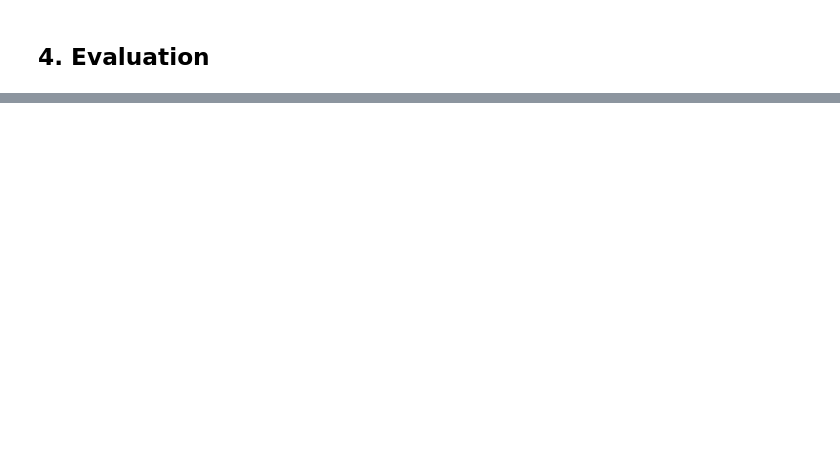
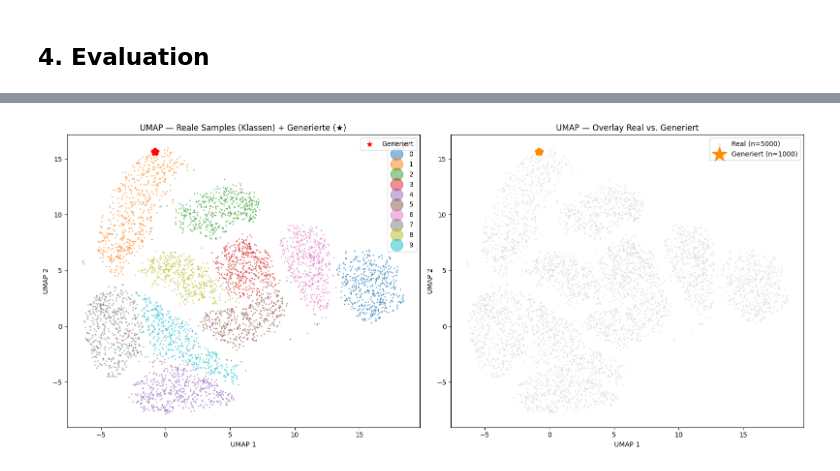
Before and after one commit to budermike/neural-ode-galaxy-gen, a Jupyter notebook: 01_foundations/neural-ode-mnist-gen.ipynb, the cells around one changed output, grey strips where cells are left out. Saved outputs shown, nothing was run; the diff lists cells and outputs as text; code cells hidden in the pictures; blank space fills up the shorter version.

```diff
--- a/01_foundations/neural-ode-mnist-gen.ipynb
+++ b/01_foundations/neural-ode-mnist-gen.ipynb
@@ -423,0 +433,54 @@ fig.tight_layout()
+# %%
+# ─── UMAP: Generierte Samples projizieren ────────────────────────────────────
+# Setzt voraus:
+#   - reducer  wurde bereits auf den Trainingsdaten gefittet (Section 1)
+#   - generated_images  kommt aus sample() (Section 4)
+#   - images, labels  kommen aus train_set (Section 1)
+
+# Wieviele reale Samples für den Overlay (muss ≤ len(train_set))
+n_real = 5000
+# %%
+# ── 1. Reale Samples vorbereiten (bereits gefittete Basis) ──────────────────
+X_real   = images[:n_real].reshape(n_real, -1).numpy().astype("float32")
+L_real   = labels[:n_real].numpy()
+
+# ── 2. Generierte Samples flach legen ────────────────────────────────────────
+# generated_images hat Shape (nb_samples, 1, 28, 28)
+X_gen = generated_images_cpu.reshape(len(generated_images_cpu), -1).numpy()
+
+# ── 3. In bestehenden UMAP-Raum projizieren (.transform, KEIN Refitting!) ───
+emb_real = reducer.transform(X_real).T          # (2, n_real)
+emb_gen  = reducer.transform(X_gen).T           # (2, nb_samples)
+
+# ── 4. Plot ──────────────────────────────────────────────────────────────────
+fig, axes = plt.subplots(1, 2, figsize=(16, 7))
+
+# — linkes Panel: reale Samples eingefärbt nach Digit-Klasse —
+ax = axes[0]
+sc = ax.scatter(emb_real[0], emb_real[1],
+                c=L_real, cmap="tab10", s=1.5, alpha=0.5)
+legend = ax.legend(*sc.legend_elements(), title="Digit", loc="best", markerscale=3)
+ax.add_artist(legend)
+ax.scatter(emb_gen[0], emb_gen[1],
+           color="red", s=60, zorder=5, marker="*", label="Generiert")
+ax.legend(loc="upper right")
+ax.set_title("UMAP — Reale Samples (Klassen) + Generierte (★)")
+ax.set_xlabel("UMAP 1")
+ax.set_ylabel("UMAP 2")
+
+# — rechtes Panel: Overlay grau/orange —
+ax = axes[1]
+ax.scatter(emb_real[0], emb_real[1],
+           color="lightgrey", s=1.5, alpha=0.4, label=f"Real (n={n_real})")
+ax.scatter(emb_gen[0], emb_gen[1],
+           color="darkorange", s=60, zorder=5, marker="*",
+           label=f"Generiert (n={len(X_gen)})")
+ax.legend(markerscale=3)
+ax.set_title("UMAP — Overlay Real vs. Generiert")
+ax.set_xlabel("UMAP 1")
+ax.set_ylabel("UMAP 2")
+
+plt.tight_layout()
+plt.show()
+# %% [output]
+[figure, added]
```
Also changed, not shown: parts of 12 cells of this notebook.
